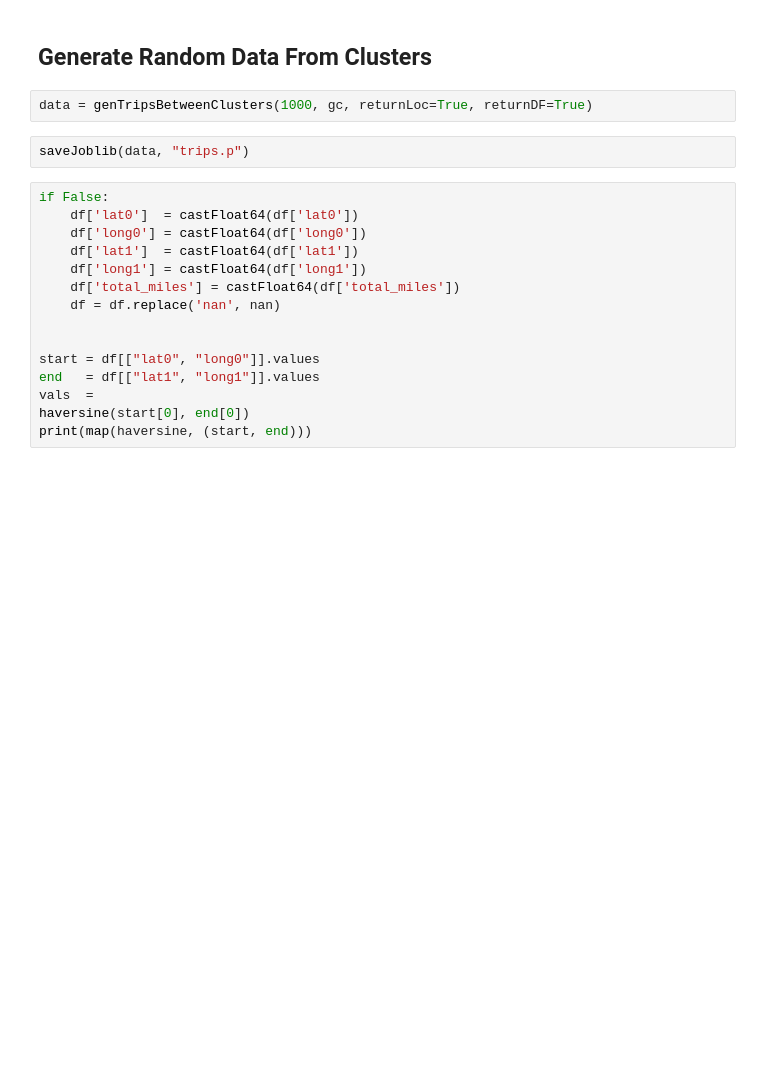
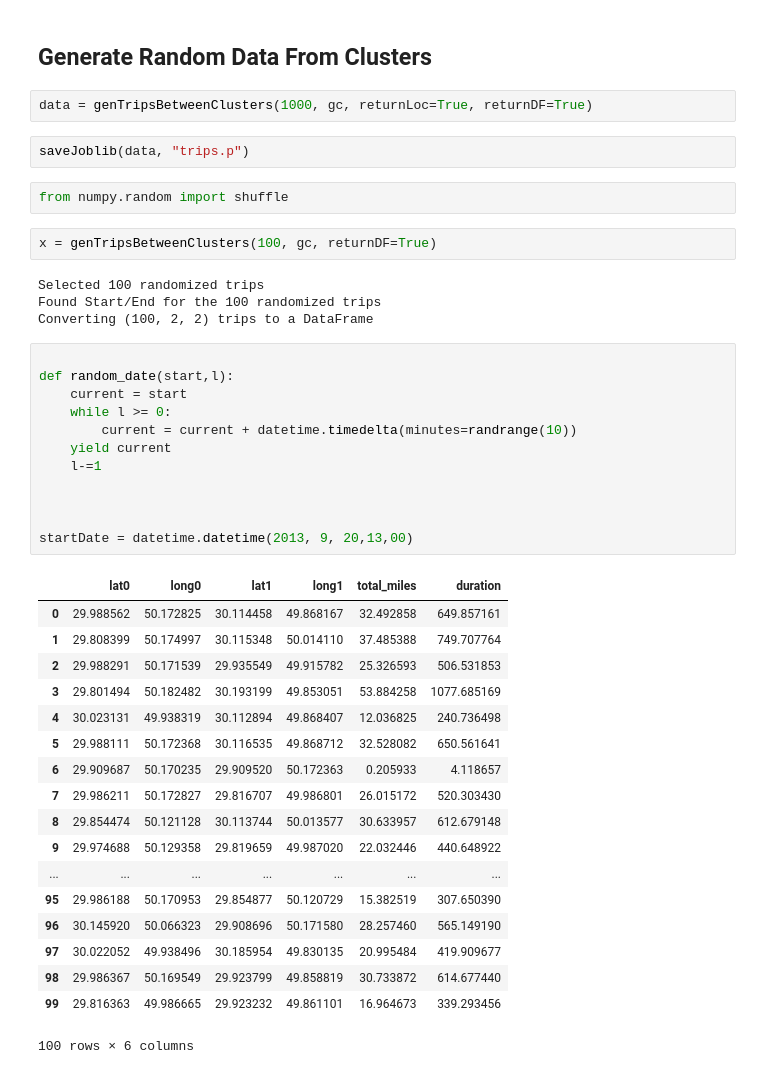
Before and after one commit to tgadf/geocluster, a Jupyter notebook: example.ipynb, the cells around one changed output. Drawn from its saved outputs; the diff is of its cells as text; blank space fills up the shorter version.

```diff
--- a/example.ipynb
+++ b/example.ipynb
@@ -141,18 +162,42 @@ ax1 = plotClusters(ax1, gc)
 data = genTripsBetweenClusters(1000, gc, returnLoc=True, returnDF=True)
 # %%
 saveJoblib(data, "trips.p")
-# %%
-if False:
-    df['lat0']  = castFloat64(df['lat0'])
-    df['long0'] = castFloat64(df['long0'])
-    df['lat1']  = castFloat64(df['lat1'])
-    df['long1'] = castFloat64(df['long1'])
-    df['total_miles'] = castFloat64(df['total_miles'])
-    df = df.replace('nan', nan)
-
-
-start = df[["lat0", "long0"]].values
-end   = df[["lat1", "long1"]].values
-vals  =
-haversine(start[0], end[0])
-print(map(haversine, (start, end)))
+# %%
+from numpy.random import shuffle
+# %%
+x = genTripsBetweenClusters(100, gc, returnDF=True)
+# %% [output]
+Selected 100 randomized trips
+Found Start/End for the 100 randomized trips
+Converting (100, 2, 2) trips to a DataFrame
+# %%
+
+def random_date(start,l):
+    current = start
+    while l >= 0:
+        current = current + datetime.timedelta(minutes=randrange(10))
+    yield current
+    l-=1
+
+
+
+startDate = datetime.datetime(2013, 9, 20,13,00)
+# %% [output]
+|  | lat0 | long0 | lat1 | long1 | total_miles | duration |
+| 0 | 29.988562 | 50.172825 | 30.114458 | 49.868167 | 32.492858 | 649.857161 |
+| 1 | 29.808399 | 50.174997 | 30.115348 | 50.014110 | 37.485388 | 749.707764 |
+| 2 | 29.988291 | 50.171539 | 29.935549 | 49.915782 | 25.326593 | 506.531853 |
+| 3 | 29.801494 | 50.182482 | 30.193199 | 49.853051 | 53.884258 | 1077.685169 |
+| 4 | 30.023131 | 49.938319 | 30.112894 | 49.868407 | 12.036825 | 240.736498 |
+| 5 | 29.988111 | 50.172368 | 30.116535 | 49.868712 | 32.528082 | 650.561641 |
+| 6 | 29.909687 | 50.170235 | 29.909520 | 50.172363 | 0.205933 | 4.118657 |
+| 7 | 29.986211 | 50.172827 | 29.816707 | 49.986801 | 26.015172 | 520.303430 |
+| 8 | 29.854474 | 50.121128 | 30.113744 | 50.013577 | 30.633957 | 612.679148 |
+| 9 | 29.974688 | 50.129358 | 29.819659 | 49.987020 | 22.032446 | 440.648922 |
+| ... | ... | ... | ... | ... | ... | ... |
+| 95 | 29.986188 | 50.170953 | 29.854877 | 50.120729 | 15.382519 | 307.650390 |
+| 96 | 30.145920 | 50.066323 | 29.908696 | 50.171580 | 28.257460 | 565.149190 |
+| 97 | 30.022052 | 49.938496 | 30.185954 | 49.830135 | 20.995484 | 419.909677 |
+| 98 | 29.986367 | 50.169549 | 29.923799 | 49.858819 | 30.733872 | 614.677440 |
+| 99 | 29.816363 | 49.986665 | 29.923232 | 49.861101 | 16.964673 | 339.293456 |
+100 rows × 6 columns
```
Also changed, not shown: parts of 6 cells of this notebook, 1 other file.
